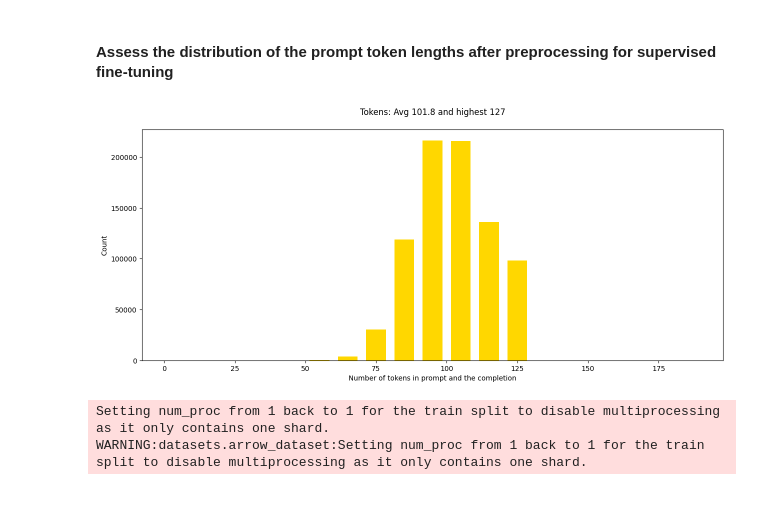
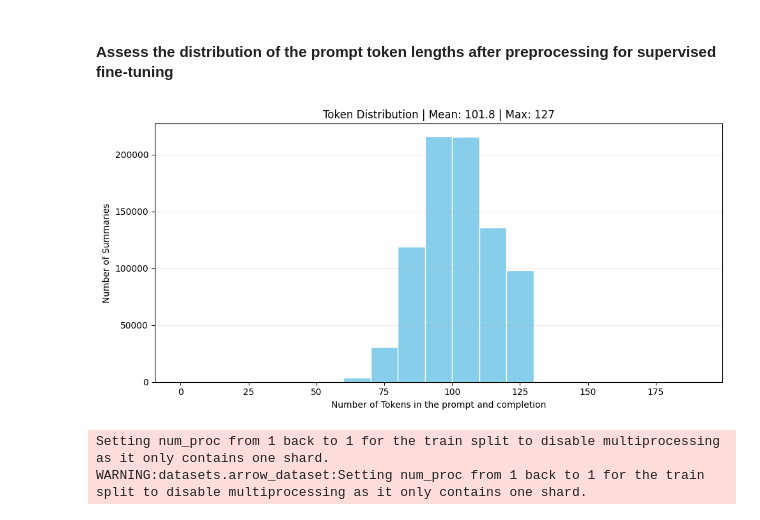
Before and after one commit to Don4141/ProductPriceAI, a Jupyter notebook: Training_OpenSource_Model.ipynb, the cells around one changed output. Saved outputs shown, nothing was run; the diff lists cells and outputs as text; code cells hidden in the pictures.

```diff
--- a/Training_OpenSource_Model.ipynb
+++ b/Training_OpenSource_Model.ipynb
@@ -350,22 +343,22 @@ prompt_token_counts = [item.count_prompt_tokens(tokenizer) for item in tqdm(item
 # %%
 #Calculate token statistics
 mean_tokens = np.mean(prompt_token_counts)
 max_tokens = np.max(prompt_token_counts)
-p99_tokens = np.percentile(prompt_token_counts, 99)
+#p99_tokens = np.percentile(prompt_token_counts, 99)
 
 #Plot the distribution of token lengths
-plt.figure(figsize=(12, 5))
-plt.hist(prompt_token_counts, bins=50, range=(0, p99_tokens),
+plt.figure(figsize=(10, 5))
+plt.hist(prompt_token_counts, bins=range(0, 200, 10),
          color="skyblue", edgecolor="white")
 
 plt.title(f"Token Distribution | Mean: {mean_tokens:,.1f} | Max: {max_tokens:,}")
 plt.xlabel("Number of Tokens in the prompt and completion")
 plt.ylabel("Number of Summaries")
 plt.grid(axis="y", alpha=0.3)
 plt.tight_layout()
 plt.show()
 # %% [output]
-[figure, old version]
+[figure, new version]
 # %%
 #Push the processed dataset to Hugging Face
 username = "sadjei65320"
```
Also changed, not shown: parts of 9 cells of this notebook.
